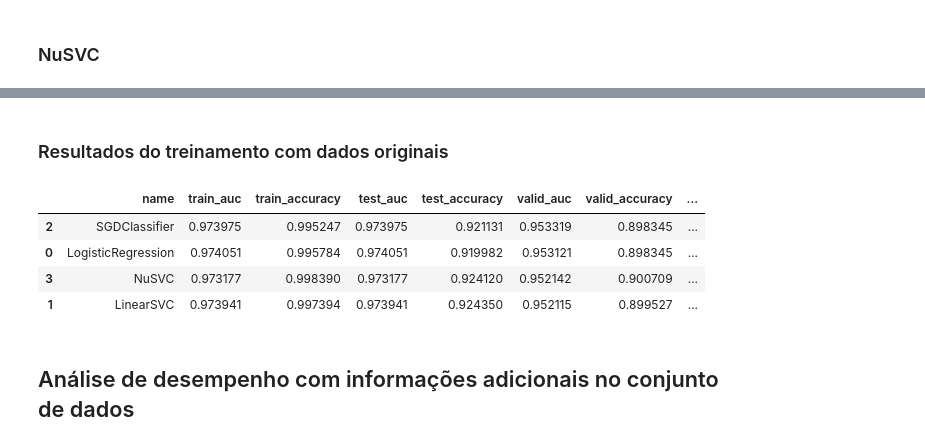
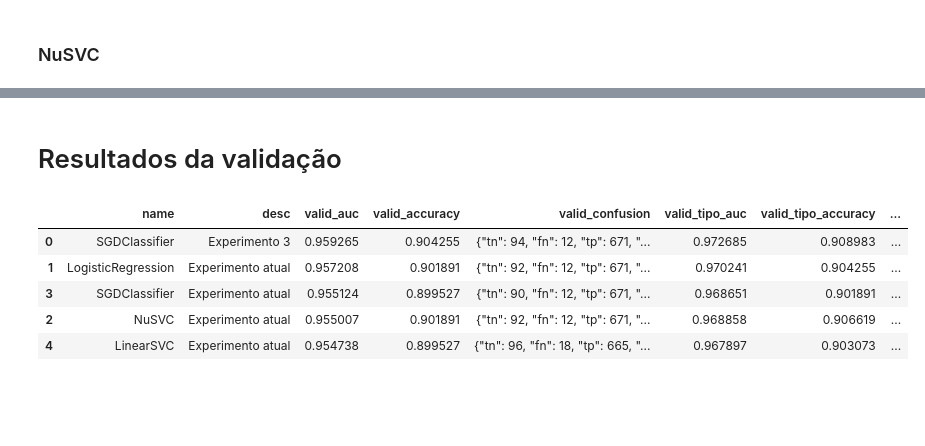
Before and after one commit to InovaFiscaliza/dados-pacp, a Jupyter notebook: notebooks/33_gs_model_selection_top_classifier_final_evaluation.ipynb, the cells around one changed output, grey strips where cells are left out. Saved outputs shown, nothing was run; the diff lists cells and outputs as text; code cells hidden in the pictures; blank space fills up the shorter version.

```diff
--- a/notebooks/33_gs_model_selection_top_classifier_final_evaluation.ipynb
+++ b/notebooks/33_gs_model_selection_top_classifier_final_evaluation.ipynb
@@ -292,18 +387,18 @@ Wall time: 2.31 s
 ### SGDClassifier
 # %%
 %%time
-vectorizer = TfidfVectorizer(
+
+vectorizer_sgd = TfidfVectorizer(
+    stop_words=stop_words,
     strip_accents = 'unicode',
     ngram_range = (1,2)
 )
-
-clf = SGDClassifier(loss = 'log_loss',alpha = 1e-05)
-
-pipe = Pipeline(steps = [('vectorizer',vectorizer),('clf',clf)])
+clf_sgd = SGDClassifier(loss = 'log_loss', alpha = 1e-05)
+model_sgd = Pipeline(steps = [('vectorizer',vectorizer_sgd),('clf',clf_sgd)])
 
 with warnings.catch_warnings():
     warnings.simplefilter("ignore")
-    pipe.fit(X_train,y_train)
+    model_sgd.fit(X_train,y_train)
 
-models.append(plot_model_performance())
+models.append(plot_model_performance(model_sgd,'Experimento atual'))
 # %% [output]
@@ -321,18 +418,18 @@ Wall time: 2.26 s
 ### NuSVC
 # %%
 %%time
-vectorizer = TfidfVectorizer(
+
+vectorizer_nusvc = TfidfVectorizer(
+    stop_words=stop_words,
     strip_accents = 'unicode',
     ngram_range = (1,2)
 )
-
-clf = NuSVC(nu = 0.25, tol = 0.01)
-
-pipe = Pipeline(steps = [('vectorizer',vectorizer),('clf',clf)])
+clf_nusvc = NuSVC(nu = 0.25, tol = 0.01)
+model_nusvc = Pipeline(steps = [('vectorizer',vectorizer_nusvc),('clf',clf_nusvc)])
 
 with warnings.catch_warnings():
     warnings.simplefilter("ignore")
-    pipe.fit(X_train,y_train)
+    model_nusvc.fit(X_train,y_train)
 
-models.append(plot_model_performance())
+models.append(plot_model_performance(model_nusvc,'Experimento atual'))
 # %% [output]
@@ -348,0 +450,3 @@ Wall time: 1min 27s
+# %%
+model_clf3 = load(FILE_MODEL_CLF3)
+models.append(plot_model_performance(model_clf3, 'Experimento 3'))
@@ -349,14 +464,20 @@ Wall time: 1min 27s
 # %% [markdown]
-### Resultados do treinamento com dados originais
+# Resultados da validação
 # %%
 df_models = pd.DataFrame(models)
-df_models = df_models.sort_values(by='valid_auc', ascending = False)
-df_models
+df_models = df_models.sort_values(by=['valid_tipo_auc','valid_tipo_accuracy'], ascending = False)
+df_models = df_models.reset_index(drop=True)
+
+columns_to_keep = [
+    'name', 'desc',
+    'valid_auc', 'valid_accuracy', 'valid_confusion',
+    'valid_tipo_auc', 'valid_tipo_accuracy', 'valid_tipo_confusion',
+    'model']
+df_models[columns_to_keep].sort_values(by='valid_auc',ascending=False)
 # %% [output]
-|  | name | train_auc | train_accuracy | test_auc | test_accuracy | valid_auc | valid_accuracy | ... |
-| 2 | SGDClassifier | 0.973975 | 0.995247 | 0.973975 | 0.921131 | 0.953319 | 0.898345 | ... |
-| 0 | LogisticRegression | 0.974051 | 0.995784 | 0.974051 | 0.919982 | 0.953121 | 0.898345 | ... |
-| 3 | NuSVC | 0.973177 | 0.998390 | 0.973177 | 0.924120 | 0.952142 | 0.900709 | ... |
-| 1 | LinearSVC | 0.973941 | 0.997394 | 0.973941 | 0.924350 | 0.952115 | 0.899527 | ... |
+|  | name | desc | valid_auc | valid_accuracy | valid_confusion | valid_tipo_auc | valid_tipo_accuracy | ... |
+| 0 | SGDClassifier | Experimento 3 | 0.959265 | 0.904255 | {"tn": 94, "fn": 12, "tp": 671, "... | 0.972685 | 0.908983 | ... |
+| 1 | LogisticRegression | Experimento atual | 0.957208 | 0.901891 | {"tn": 92, "fn": 12, "tp": 671, "... | 0.970241 | 0.904255 | ... |
+| 3 | SGDClassifier | Experimento atual | 0.955124 | 0.899527 | {"tn": 90, "fn": 12, "tp": 671, "... | 0.968651 | 0.901891 | ... |
+| 2 | NuSVC | Experimento atual | 0.955007 | 0.901891 | {"tn": 92, "fn": 12, "tp": 671, "... | 0.968858 | 0.906619 | ... |
+| 4 | LinearSVC | Experimento atual | 0.954738 | 0.899527 | {"tn": 96, "fn": 18, "tp": 665, "... | 0.967897 | 0.903073 | ... |
-# %% [markdown]
-## Análise de desempenho com informações adicionais no conjunto de dados
```
Also changed, not shown: parts of 17 cells of this notebook.
